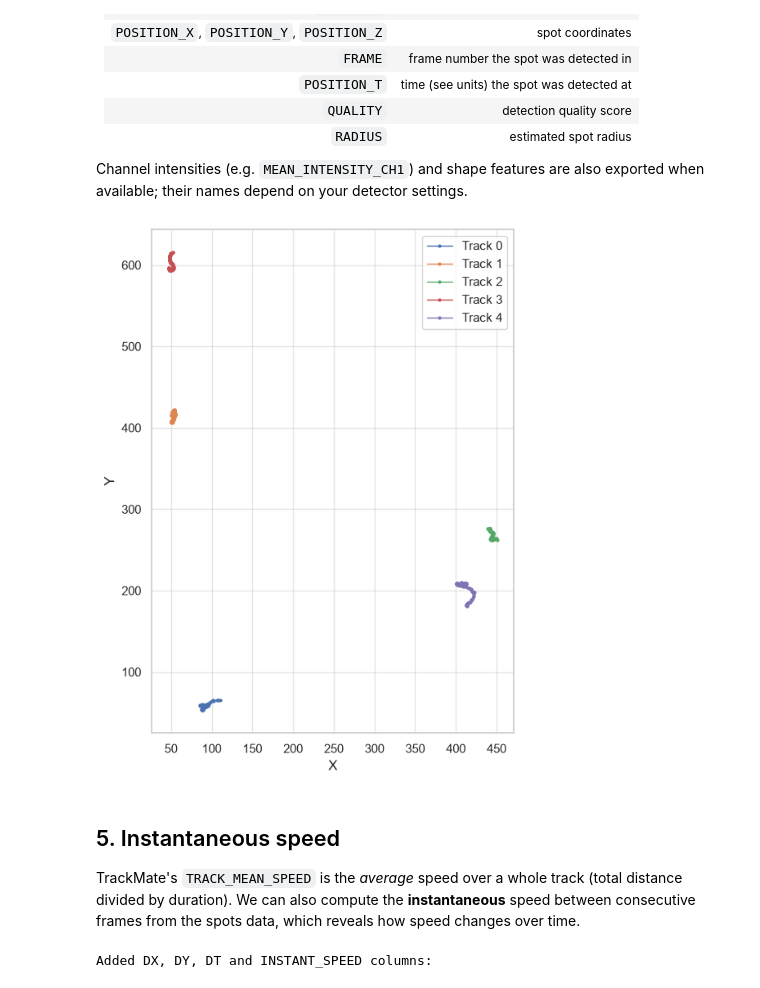
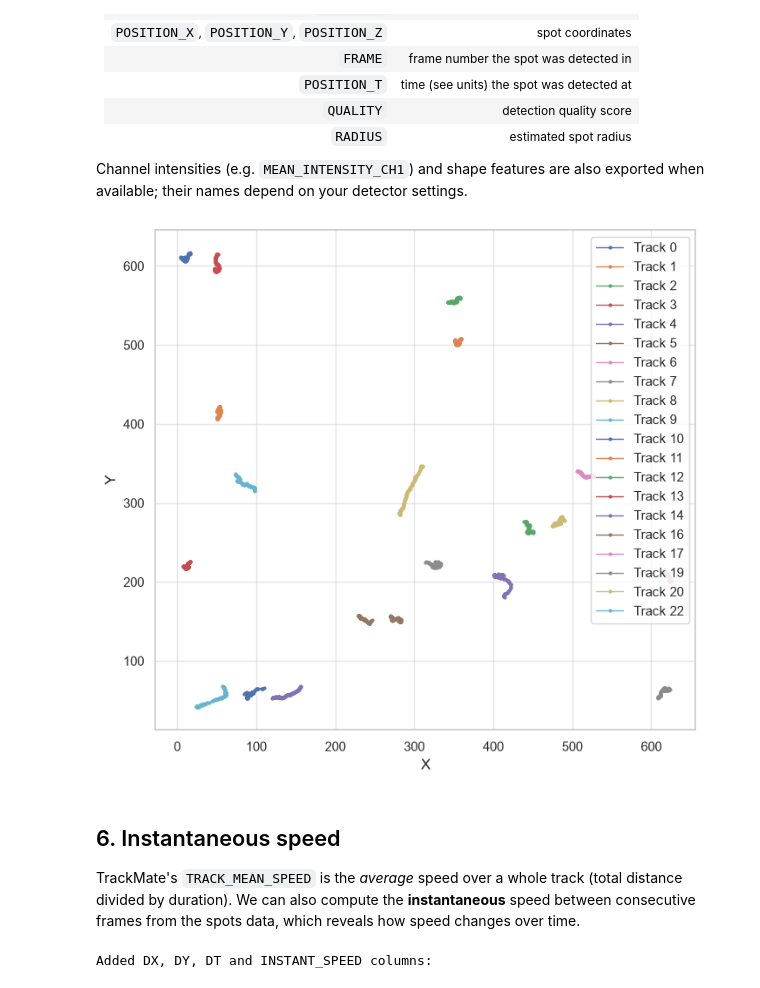
Before and after one commit to FrancisCrickInstitute/TrackMateAnalysis, a Jupyter notebook: trackmate_analysis_intro.ipynb, the cells around one changed output. Drawn from its saved outputs; the diff is of its cells as text; code cells hidden in the pictures.

```diff
--- a/trackmate_analysis_intro.ipynb
+++ b/trackmate_analysis_intro.ipynb
@@ -176,28 +209,28 @@ Channel intensities (e.g. `MEAN_INTENSITY_CH1`) and shape features are also
 exported when available; their names depend on your detector settings.
 # %%
 if spots is not None and not spots.empty:
-    example_tracks = sorted(spots["TRACK_ID"].unique())[:5]
+    example_tracks = sorted(spots["TRACK_ID"].unique())[:20]
 
     fig, ax = plt.subplots(figsize=(8, 8))
     for track_id in example_tracks:
         track_spots = spots[spots["TRACK_ID"] == track_id].sort_values("FRAME")
         ax.plot(
             track_spots["POSITION_X"],
             track_spots["POSITION_Y"],
             marker="o",
             markersize=2,
             linewidth=1,
             label=f"Track {track_id}",
         )
     ax.set_xlabel("X")
     ax.set_ylabel("Y")
     ax.legend()
     ax.set_aspect("equal")
     plt.show()
 # %% [output]
-[figure, old version]
+[figure, new version]
 # %% [markdown]
-## 5. Instantaneous speed
+## 6. Instantaneous speed
 
 TrackMate's `TRACK_MEAN_SPEED` is the *average* speed over a whole track
 (total distance divided by duration). We can also compute the **instantaneous**
```
Also changed, not shown: parts of 8 cells of this notebook, 2 other files.
